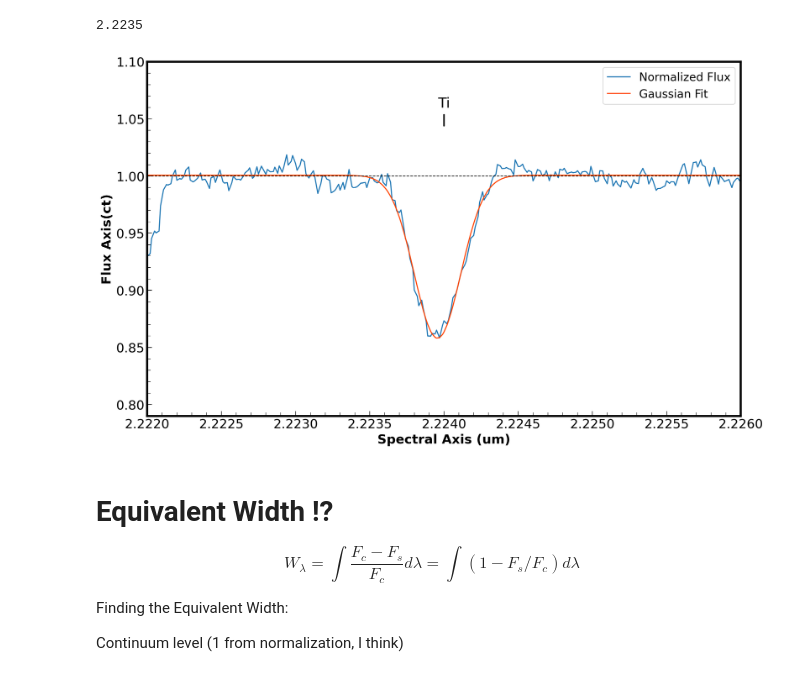
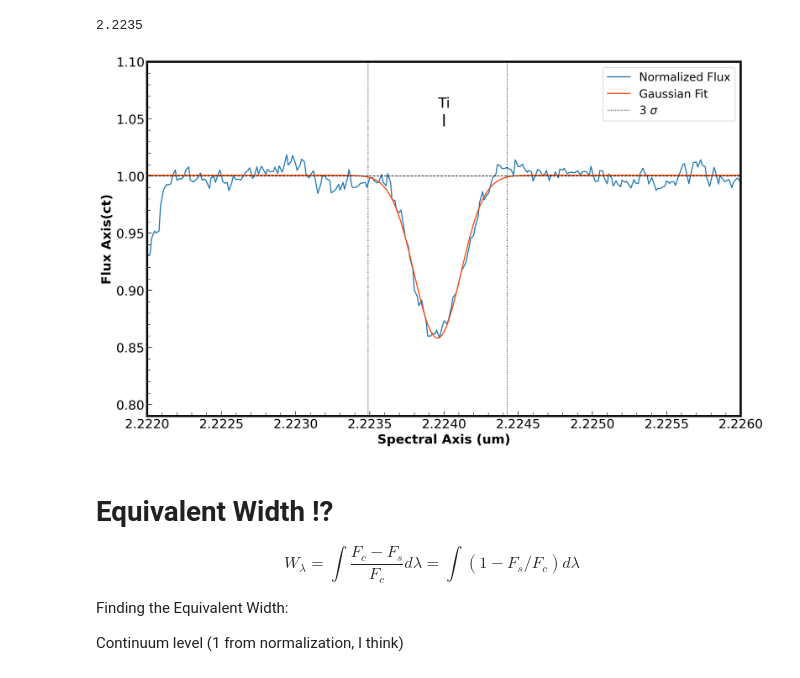
Before and after one commit to SavOliveira/IGRINS-Spectra, a Jupyter notebook: Standards/Anon1/anon1_TI_2_224.ipynb, the cells around one changed output. Cells and saved outputs as stored; diff of their text form; code cells hidden in the pictures.

```diff
--- a/Standards/Anon1/anon1_TI_2_224.ipynb
+++ b/Standards/Anon1/anon1_TI_2_224.ipynb
@@ -444,40 +444,42 @@ plt.plot(anon1_wavlen, best_model,color='orangered', label='Gaussian Fit')
 
 
 plt.axhline(y=1, color='black', linewidth=1, linestyle='dashed')
+plt.axvline(x=popt[1]+3*popt[2], color='black', linewidth=1, linestyle='dotted',label='3 $\sigma$')
+plt.axvline(x=popt[1]-3*popt[2], color='black', linewidth=1, linestyle='dotted')
 # plt.axhline(y=half_max,color='black',lw=1,ls='dashed')
 # plt.axvline(x=popt[1]+3*popt[2], color='black', linewidth=1, linestyle='dotted',label='3 $\sigma$')
 # plt.axvline(x=popt[1]-3*popt[2], color='black', linewidth=1, linestyle='dotted')
 
 # Loop through NIR line dictionary and plot vertical, dashed lines at those wavelengths
 # Iterate over number of objects
 for i in range(len(nir_dict)):
     # Iterate over the NIR dictionary
     for ii in range(len(lines_wav)):
         plt.axvline(lines_wav[ii],0.82,0.85,color='black')
     # ax.text(lines_wav[ii],text_y,labels,ha='center')
 
 # Continuum Estimation region
 # plt.axvspan(anon1_wavlen[contlo_min],anon1_wavlen[contlo_max], color='red', alpha=0.2)
 # plt.axvspan(anon1_wavlen[conthi_min],anon1_wavlen[conthi_max], color='red', alpha=0.2)
 
 text_y = 1.06
 ax.text(nir_dict['Ti-2.224'],text_y,'Ti',ha='center')
 
 # Set fig axis limits
 plt.xlim(2.222,2.226)
 plt.ylim(0.79,1.1)
 
 # Enable minor tick marks
 ax.minorticks_on()
 
 plt.xlabel('Spectral Axis ({})'.format(anon1_spec.spectral_axis.unit))
 plt.ylabel('Flux Axis({})'.format(anon1_spec.flux.unit))
 plt.legend()
 
 plt.savefig(fig_path+'anon1_Ti_2_224_gauss.png')
 plt.show()
 # %% [output]
-[figure, old version]
+[figure, new version]
 # %% [markdown]
 # Equivalent Width !?
 
```
Also changed, not shown: 4 other files.
